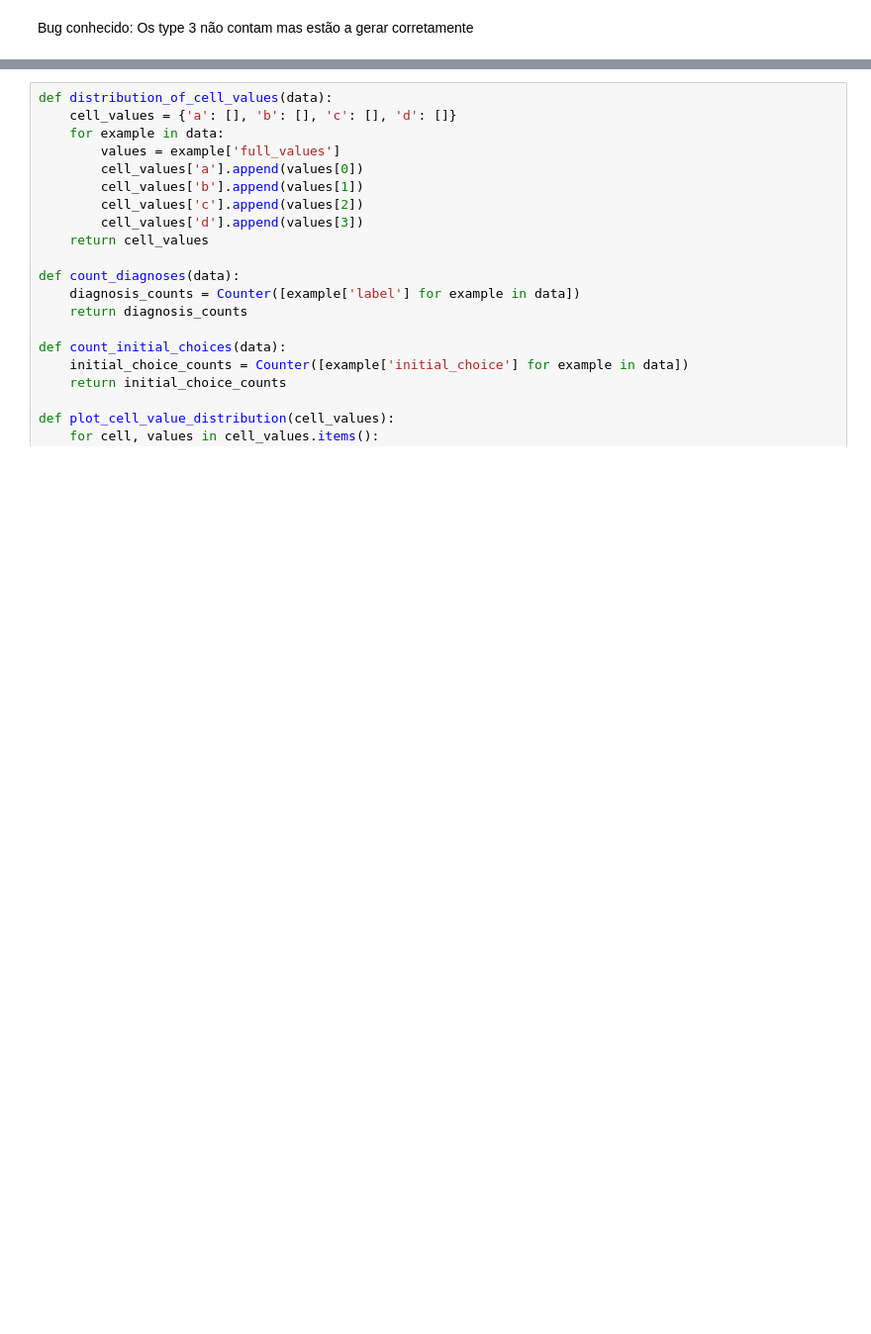
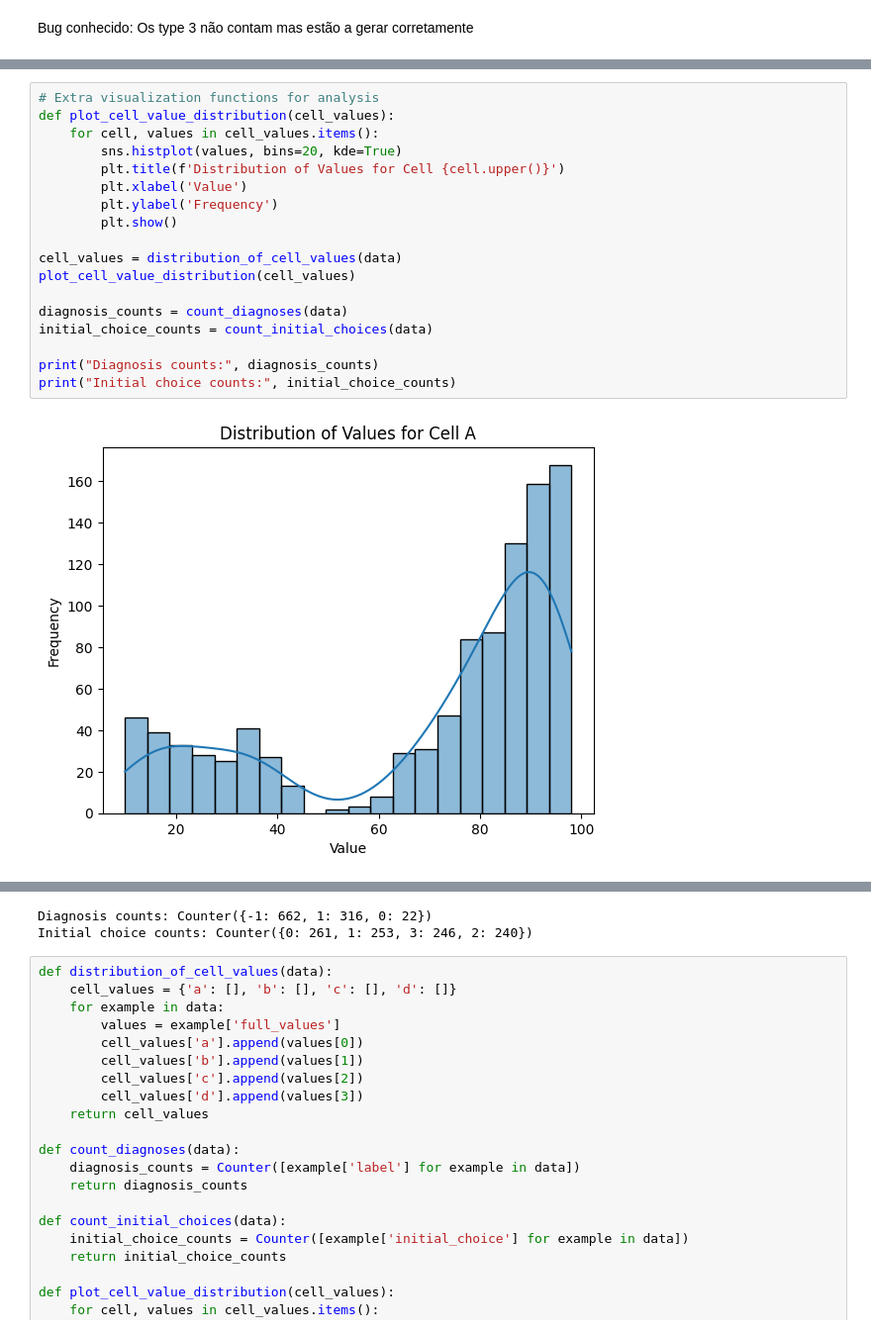
Before and after one commit to dinisrferreira/Pseudodiagnosticity-in-a-continuous-learning-environment-Reis-2020-, a Jupyter notebook: Data_generator_Reis.ipynb, the cells around one changed output, grey strips where cells are left out. Shown at 99% size. Saved outputs shown, nothing was run; the diff lists cells and outputs as text; blank space fills up the shorter version.

```diff
--- a/Data_generator_Reis.ipynb
+++ b/Data_generator_Reis.ipynb
@@ -260,0 +365,20 @@ def count_examples_by_type(data, kind_conditions, wicked_conditions):
+# %%
+# Extra visualization functions for analysis
+def plot_cell_value_distribution(cell_values):
+    for cell, values in cell_values.items():
+        sns.histplot(values, bins=20, kde=True)
+        plt.title(f'Distribution of Values for Cell {cell.upper()}')
+        plt.xlabel('Value')
+        plt.ylabel('Frequency')
+        plt.show()
+
+cell_values = distribution_of_cell_values(data)
+plot_cell_value_distribution(cell_values)
+
+diagnosis_counts = count_diagnoses(data)
+initial_choice_counts = count_initial_choices(data)
+
+print("Diagnosis counts:", diagnosis_counts)
+print("Initial choice counts:", initial_choice_counts)
+# %% [output]
+[figure, added]
@@ -261,3 +388,5 @@ def count_examples_by_type(data, kind_conditions, wicked_conditions):
+Diagnosis counts: Counter({-1: 662, 1: 316, 0: 22})
+Initial choice counts: Counter({0: 261, 1: 253, 3: 246, 2: 240})
 # %%
 def distribution_of_cell_values(data):
     cell_values = {'a': [], 'b': [], 'c': [], 'd': []}
```
Also changed, not shown: parts of 17 cells of this notebook.
